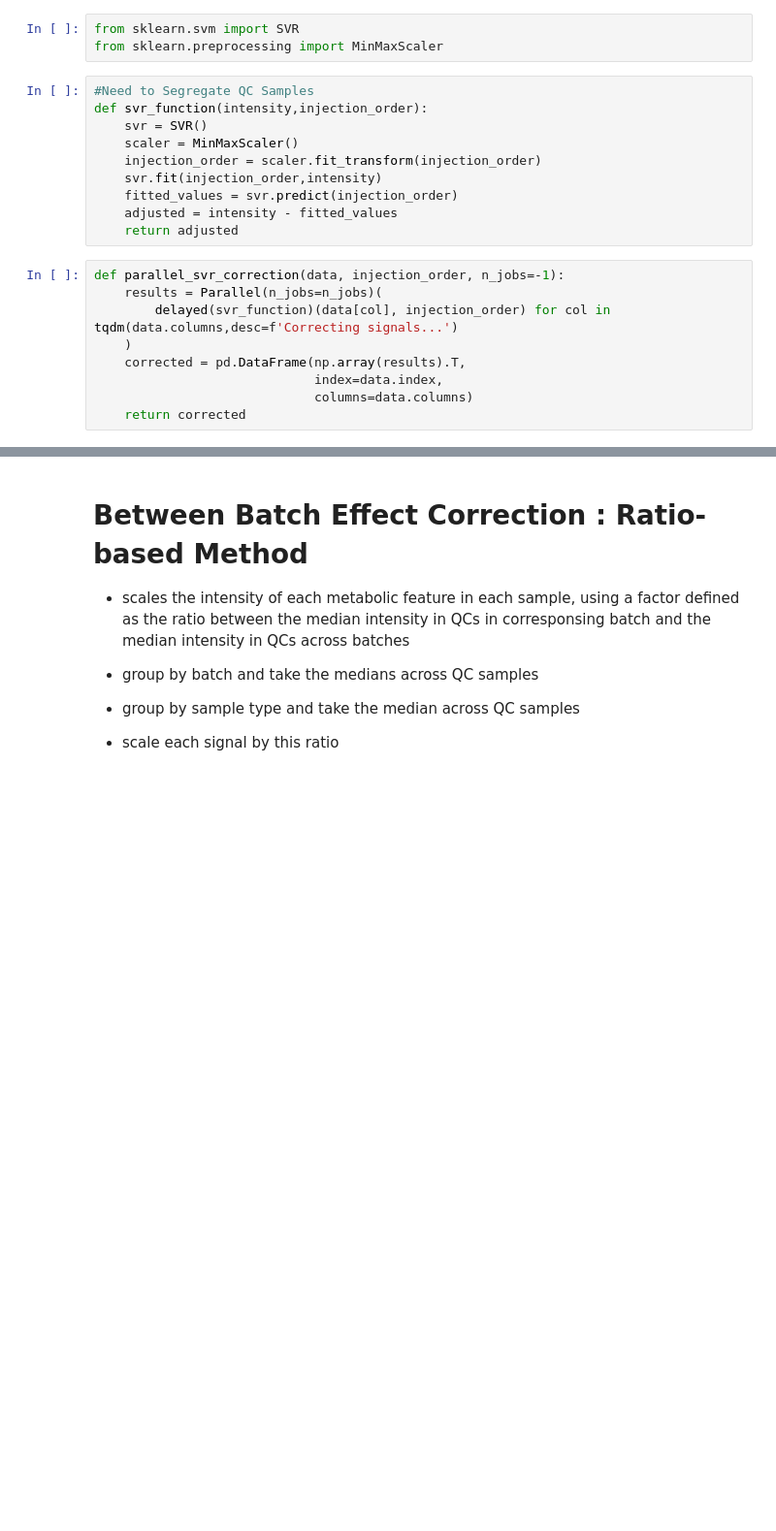
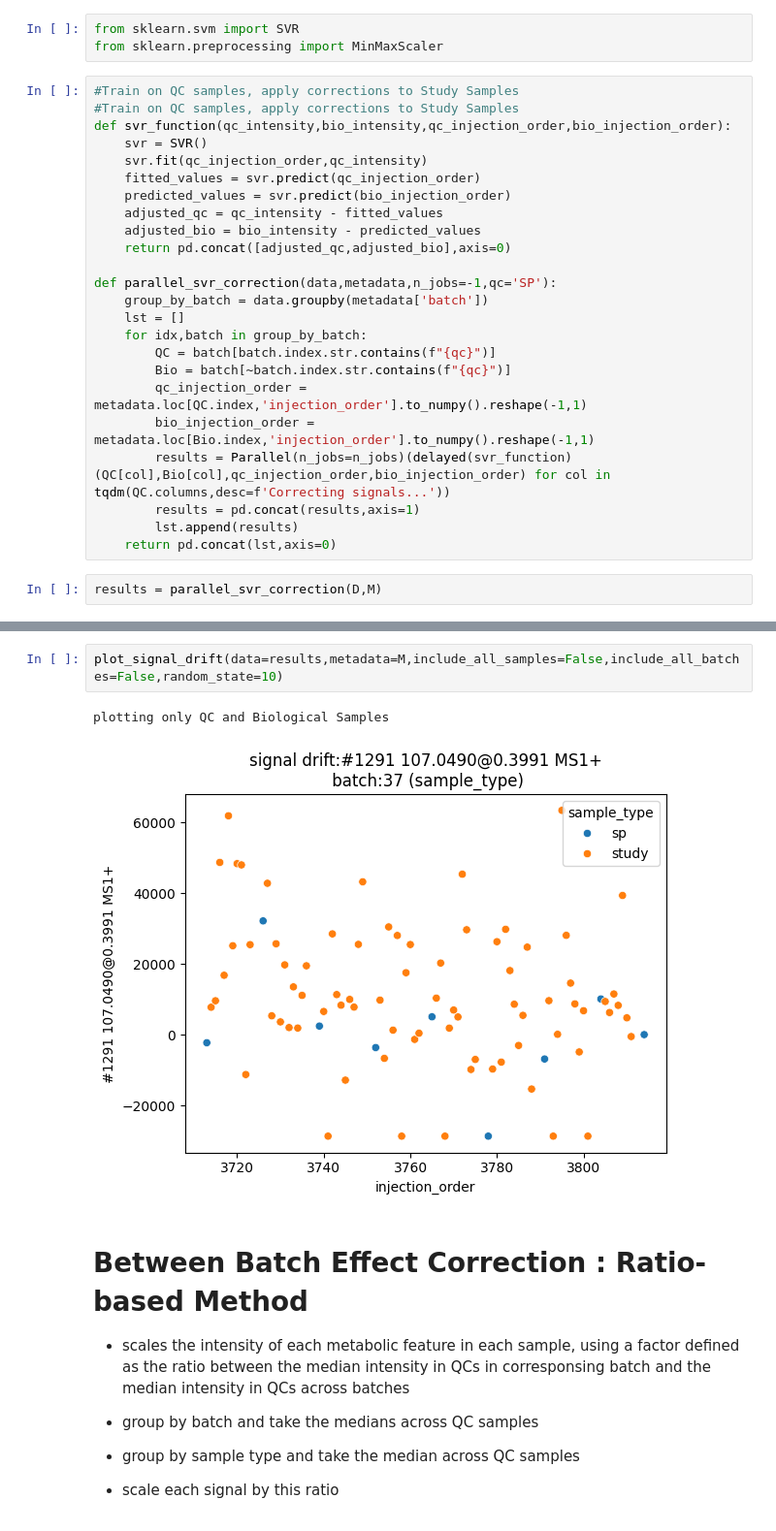
Before and after one commit to JulianAileru/MultiBatchAssessment, a Jupyter notebook: src/fbsc-1.ipynb, the cells around one changed output, grey strips where cells are left out. Shown at 97% size. Saved outputs shown, nothing was run; the diff lists cells and outputs as text; blank space fills up the shorter version.

```diff
--- a/src/fbsc-1.ipynb
+++ b/src/fbsc-1.ipynb
@@ -34,21 +34,28 @@ plotting only QC and Biological Samples
 from sklearn.svm import SVR
 from sklearn.preprocessing import MinMaxScaler
 # %%
-#Need to Segregate QC Samples
-def svr_function(intensity,injection_order):
+#Train on QC samples, apply corrections to Study Samples
+#Train on QC samples, apply corrections to Study Samples
+def svr_function(qc_intensity,bio_intensity,qc_injection_order,bio_injection_order):
     svr = SVR()
-    scaler = MinMaxScaler()
-    injection_order = scaler.fit_transform(injection_order)
-    svr.fit(injection_order,intensity)
-    fitted_values = svr.predict(injection_order)
-    adjusted = intensity - fitted_values
-    return adjusted
+    svr.fit(qc_injection_order,qc_intensity)
+    fitted_values = svr.predict(qc_injection_order)
+    predicted_values = svr.predict(bio_injection_order)
+    adjusted_qc = qc_intensity - fitted_values
+    adjusted_bio = bio_intensity - predicted_values
+    return pd.concat([adjusted_qc,adjusted_bio],axis=0)
+
+def parallel_svr_correction(data,metadata,n_jobs=-1,qc='SP'):
+    group_by_batch = data.groupby(metadata['batch'])
+    lst = []
+    for idx,batch in group_by_batch:
+        QC = batch[batch.index.str.contains(f"{qc}")]
+        Bio = batch[~batch.index.str.contains(f"{qc}")]
+        qc_injection_order = metadata.loc[QC.index,'injection_order'].to_numpy().reshape(-1,1)
+        bio_injection_order = metadata.loc[Bio.index,'injection_order'].to_numpy().reshape(-1,1)
+        results = Parallel(n_jobs=n_jobs)(delayed(svr_function)(QC[col],Bio[col],qc_injection_order,bio_injection_order) for col in tqdm(QC.columns,desc=f'Correcting signals...'))
+        results = pd.concat(results,axis=1)
+        lst.append(results)
+    return pd.concat(lst,axis=0)
 # %%
-def parallel_svr_correction(data, injection_order, n_jobs=-1):
-    results = Parallel(n_jobs=n_jobs)(
-        delayed(svr_function)(data[col], injection_order) for col in tqdm(data.columns,desc=f'Correcting signals...')
-    )
-    corrected = pd.DataFrame(np.array(results).T,
-                             index=data.index,
-                             columns=data.columns)
-    return corrected
+results = parallel_svr_correction(D,M)
@@ -59,3 +62,8 @@ KeyboardInterrupt:
+# %%
+plot_signal_drift(data=results,metadata=M,include_all_samples=False,include_all_batches=False,random_state=10)
+# %% [output]
+plotting only QC and Biological Samples
+[figure, added]
 # %% [markdown]
 # Between Batch Effect Correction : Ratio-based Method
 - scales the intensity of each metabolic feature in each sample, using a factor defined as the ratio between the median intensity in QCs in corresponsing batch and the median intensity in QCs across batches
```
Also changed, not shown: parts of 5 cells of this notebook, 1 other file.
